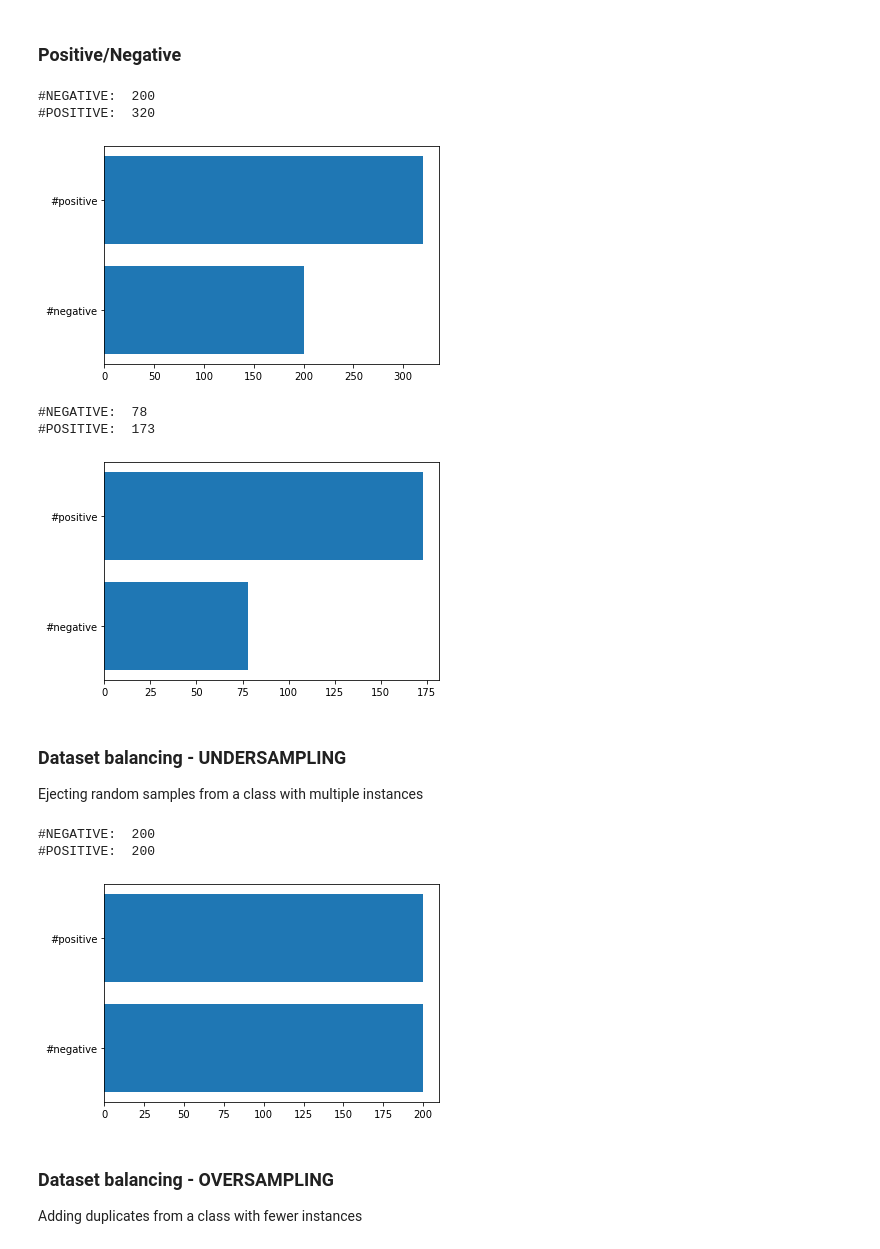
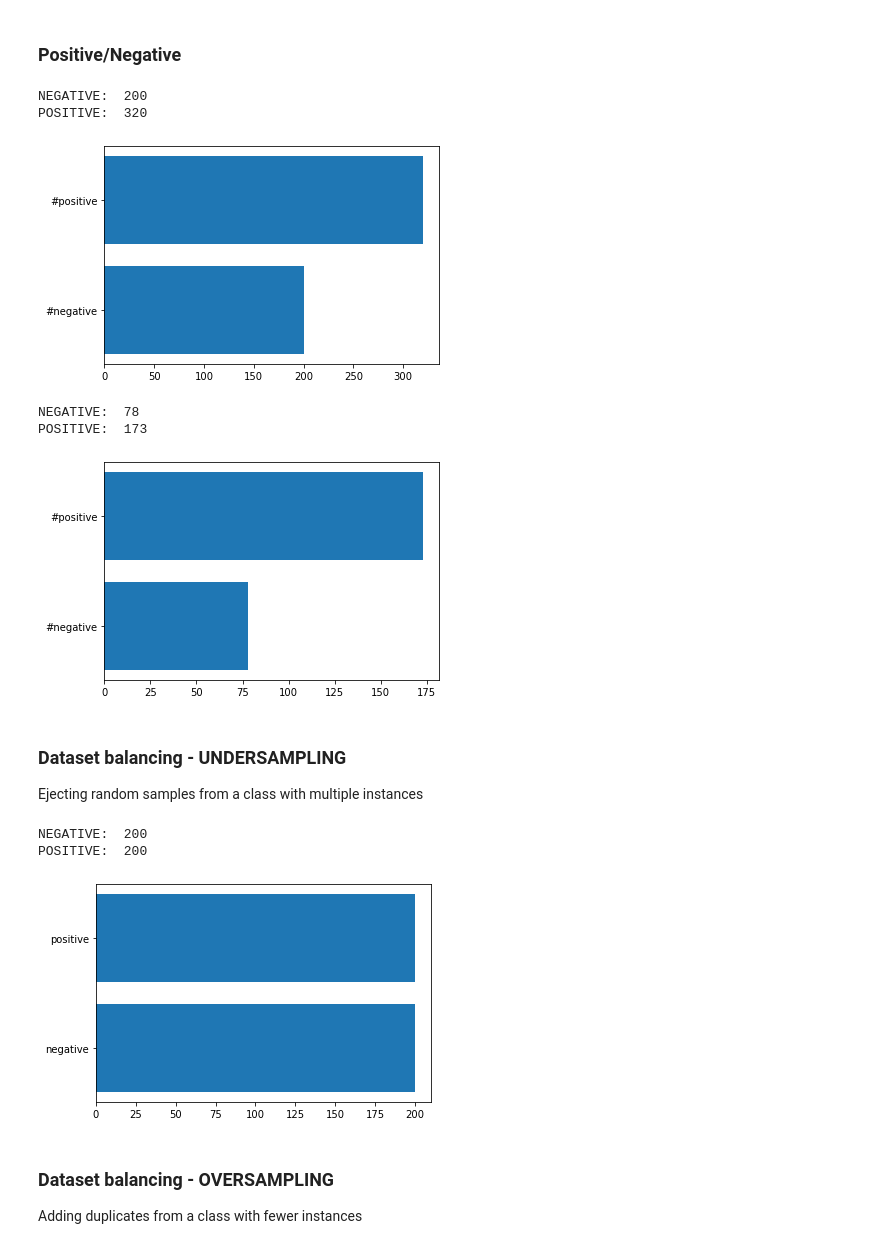
Before and after one commit to MilicaTrifunovic/MachineLearning, a Jupyter notebook: Project 1/Classification.ipynb, the cells around one changed output. Cells and saved outputs as stored; diff of their text form; code cells hidden in the pictures.

```diff
--- a/Project 1/Classification.ipynb
+++ b/Project 1/Classification.ipynb
@@ -200,20 +223,20 @@ sn.reset_orig()
 # %%
 positive_count, negative_count = dataset['class'].value_counts()
 plt.barh(["#negative","#positive"], [negative_count, positive_count])
-print("#NEGATIVE:  "+ str(negative_count))
-print("#POSITIVE:  "+ str(positive_count))
+print("NEGATIVE:  "+ str(negative_count))
+print("POSITIVE:  "+ str(positive_count))
 # %% [output]
-#NEGATIVE:  200
-#POSITIVE:  320
+NEGATIVE:  200
+POSITIVE:  320
 [figure]
 # %%
 dropped_positive_count, dropped_negative_count = dropped['class'].value_counts()
 plt.barh(["#negative","#positive"], [dropped_negative_count, dropped_positive_count])
-print("#NEGATIVE:  "+ str(dropped_negative_count))
-print("#POSITIVE:  "+ str(dropped_positive_count))
+print("NEGATIVE:  "+ str(dropped_negative_count))
+print("POSITIVE:  "+ str(dropped_positive_count))
 # %% [output]
-#NEGATIVE:  78
-#POSITIVE:  173
+NEGATIVE:  78
+POSITIVE:  173
 [figure]
 # %% [markdown]
 ### Dataset balancing - UNDERSAMPLING
@@ -221,18 +244,18 @@ Ejecting random samples from a class with multiple instances
 # %%
 df_majority_US = dataset[dataset['class'] == 1]
 df_minority_US = dataset[dataset['class'] == 0]
 
 df_majority_undersampled = resample(df_majority_US, replace = False, n_samples = negative_count, random_state = 0)
 df_undersampled = pd.concat([df_majority_undersampled, df_minority_US])
 undersampled_positive_count, undersampled_negative_count = df_undersampled['class'].value_counts()
 
-plt.barh(["#negative","#positive"], [undersampled_negative_count, undersampled_positive_count])
-print("#NEGATIVE:  "+ str(undersampled_negative_count))
-print("#POSITIVE:  "+ str(undersampled_positive_count))
+plt.barh(["negative","positive"], [undersampled_negative_count, undersampled_positive_count])
+print("NEGATIVE:  "+ str(undersampled_negative_count))
+print("POSITIVE:  "+ str(undersampled_positive_count))
 # %% [output]
-#NEGATIVE:  200
-#POSITIVE:  200
+NEGATIVE:  200
+POSITIVE:  200
-[figure, old version]
+[figure, new version]
 # %% [markdown]
 ### Dataset balancing - OVERSAMPLING
 Adding duplicates from a class with fewer instances
```
Also changed, not shown: parts of 67 cells of this notebook.
